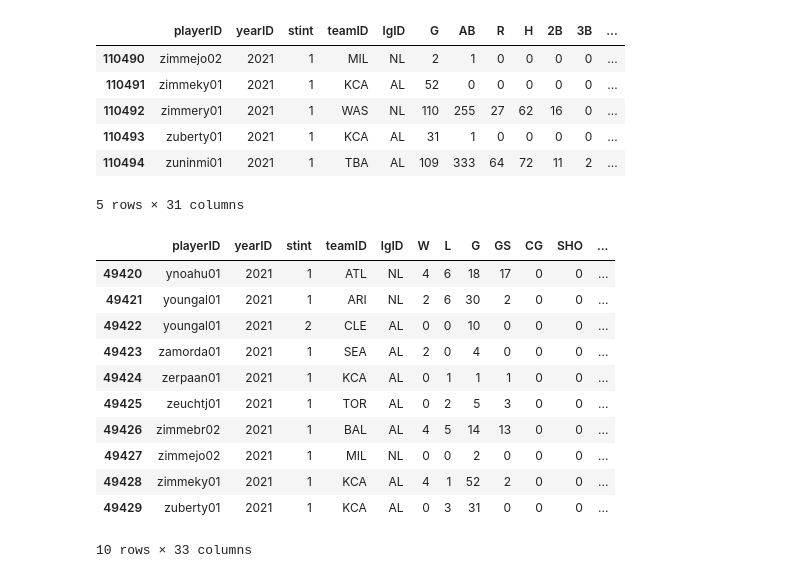
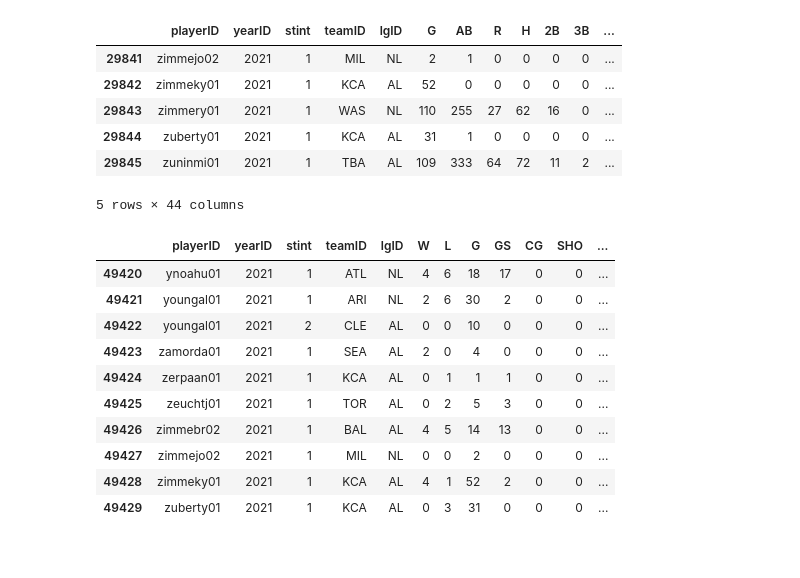
Before and after one commit to ghidoni/ludis_project, a Jupyter notebook: mlb/code/teste.ipynb, the cells around one changed output. Saved outputs shown, nothing was run; the diff lists cells and outputs as text; code cells hidden in the pictures.

Commit message:
added new stats that need yearly constants

```diff
--- a/mlb/code/teste.ipynb
+++ b/mlb/code/teste.ipynb
@@ -3,7 +3,7 @@ import pandas as pd
 import matplotlib.pyplot as plt
 import warnings
 warnings.filterwarnings('ignore')
-pd.set_option('display.max_columns',30)
+pd.set_option('display.max_columns',40)
 pd.set_option('display.precision',3)
 # %%
 def calc_PA(x):
@@ -46,13 +46,22 @@ def calc_wOBA(x):
     if (x.AB+x.BB-x.IBB+x.SF+x.HBP)==0:
         return 0
     else:
-        return (x.BB*0.69+x.HBP*0.72+(x.H-x['2B']-x['3B']-x.HR)*0.89+x['2B']*1.27+x['3B']*1.62+x.HR*2.1)/(x.AB+x.BB-x.IBB+x.SF+x.HBP)
+        return ((x.BB-x.IBB)*x.wBB+x.HBP*x.wHBP+(x.H-x['2B']-x['3B']-x.HR)*x.w1B+x['2B']*x.w2B+x['3B']*x.w3B+x.HR*x.wHR)/(x.AB+x.BB-x.IBB+x.SF+x.HBP)
 
 def calc_RC(x):
     if (x.AB+x.BB)==0:
         return 0
     else:
         return (x.TB*(x.H+x.BB)/(x.AB+x.BB))
+
+def calc_wRC(x):
+    return (((x.wOBA-x.lgwOBA)/x.wOBAScale)+(x['lgR/PA']))*x.PA
+
+def calc_wRAA(x):
+    if x.PA==0:
+        return 0
+    else:
+        return ((x.wOBA-x.lgwOBA)/x.wOBAScale)*x.PA
 
 def calc_WHIP(x):
     if x.IPouts==0:
@@ -64,16 +73,26 @@ def calc_FIP(x):
     if x.IPouts==0:
         return 0
     else:
-        return (((13*x.HR)+(3*(x.BB+x.HBP))-(2*x.SO))/x.IPouts*3) + 3.17
+        return (((13*x.HR)+(3*(x.BB+x.HBP))-(2*x.SO))/x.IPouts*3) + x.cFIP
 
 def calc_K9(x):
-    return
+    if x.IPouts==0:
+        return 0
+    else:
+        return 9*x.SO/x.IPouts*3
 
 def calc_BB9(x):
-    return
+    if x.IPouts==0:
+        return 0
+    else:
+        return 9*x.BB/x.IPouts*3
 
 def calc_KBB(x):
     if x.BB == 0:
         return 0
     else:
         return x.SO/x.BB
+# %%
+df_constants=pd.read_csv('../data/raw/fangraphs_constants.csv')
+df_constants.rename(columns={"wOBA":"lgwOBA","R/PA":"lgR/PA"},inplace=True)
+df_constants.head()
@@ -80,29 +106,35 @@ def calc_KBB(x):
 # %%
 df_bat=pd.read_csv('../data/raw/Batting.csv')
 df_bat=df_bat[df_bat['yearID']>2000]
+df_bat=pd.merge(df_bat,df_constants[['Season','lgwOBA','wOBAScale','wBB','wHBP','w1B','w2B','w3B','wHR','lgR/PA']],how='left',left_on='yearID',right_on='Season')
 df_bat['PA']=df_bat.apply(calc_PA,axis=1)
 df_bat['TB']=df_bat.apply(calc_TB,axis=1)
 df_bat['AVG']=df_bat.apply(calc_AVG,axis=1)
 df_bat['OBP']=df_bat.apply(calc_OBP,axis=1)
 df_bat['SLG']=df_bat.apply(calc_SLG,axis=1)
 df_bat['OPS']=df_bat.apply(calc_OPS,axis=1)
 df_bat['ISO']=df_bat.apply(calc_ISO,axis=1)
 df_bat['BABIP']=df_bat.apply(calc_BABIP,axis=1)
+df_bat['RC']=df_bat.apply(calc_RC,axis=1)
 df_bat['wOBA']=df_bat.apply(calc_wOBA,axis=1)
+df_bat['wRAA']=df_bat.apply(calc_wRAA,axis=1)
+df_bat['wRC']=df_bat.apply(calc_wRC,axis=1)
 df_bat.tail()
 # %% [output]
 |  | playerID | yearID | stint | teamID | lgID | G | AB | R | H | 2B | 3B | ... |
-| 110490 | zimmejo02 | 2021 | 1 | MIL | NL | 2 | 1 | 0 | 0 | 0 | 0 | ... |
-| 110491 | zimmeky01 | 2021 | 1 | KCA | AL | 52 | 0 | 0 | 0 | 0 | 0 | ... |
-| 110492 | zimmery01 | 2021 | 1 | WAS | NL | 110 | 255 | 27 | 62 | 16 | 0 | ... |
-| 110493 | zuberty01 | 2021 | 1 | KCA | AL | 31 | 1 | 0 | 0 | 0 | 0 | ... |
-| 110494 | zuninmi01 | 2021 | 1 | TBA | AL | 109 | 333 | 64 | 72 | 11 | 2 | ... |
+| 29841 | zimmejo02 | 2021 | 1 | MIL | NL | 2 | 1 | 0 | 0 | 0 | 0 | ... |
+| 29842 | zimmeky01 | 2021 | 1 | KCA | AL | 52 | 0 | 0 | 0 | 0 | 0 | ... |
+| 29843 | zimmery01 | 2021 | 1 | WAS | NL | 110 | 255 | 27 | 62 | 16 | 0 | ... |
+| 29844 | zuberty01 | 2021 | 1 | KCA | AL | 31 | 1 | 0 | 0 | 0 | 0 | ... |
+| 29845 | zuninmi01 | 2021 | 1 | TBA | AL | 109 | 333 | 64 | 72 | 11 | 2 | ... |
-5 rows × 31 columns
+5 rows × 44 columns
 # %%
 df_pit=pd.read_csv('../data/raw/Pitching.csv')
+df_pit=pd.merge(df_pit,df_constants[['Season','cFIP']],how='left',left_on='yearID',right_on='Season')
 df_pit['WHIP']=df_pit.apply(calc_WHIP,axis=1)
 df_pit['FIP']=df_pit.apply(calc_FIP,axis=1)
 df_pit['SO/BB']=df_pit.apply(calc_KBB,axis=1)
+df_pit['SO9']=df_pit.apply(calc_K9,axis=1)
 df_pit.tail(10)
 # %% [output]
 |  | playerID | yearID | stint | teamID | lgID | W | L | G | GS | CG | SHO | ... |
@@ -116,4 +148,3 @@ df_pit.tail(10)
 | 49427 | zimmejo02 | 2021 | 1 | MIL | NL | 0 | 0 | 2 | 0 | 0 | 0 | ... |
 | 49428 | zimmeky01 | 2021 | 1 | KCA | AL | 4 | 1 | 52 | 2 | 0 | 0 | ... |
 | 49429 | zuberty01 | 2021 | 1 | KCA | AL | 0 | 3 | 31 | 0 | 0 | 0 | ... |
-10 rows × 33 columns
```
Also changed, not shown: parts of 3 cells of this notebook, 1 other file.
